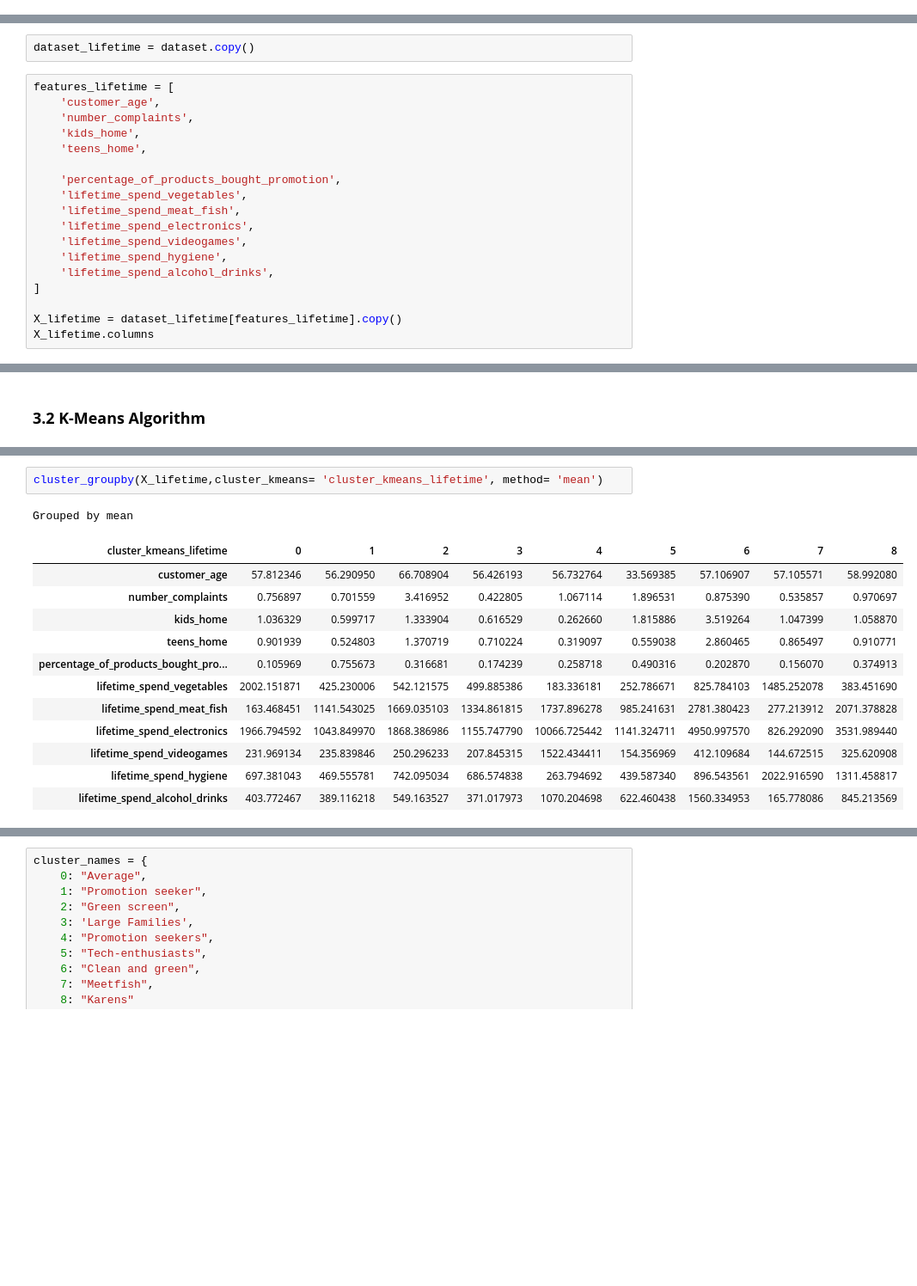
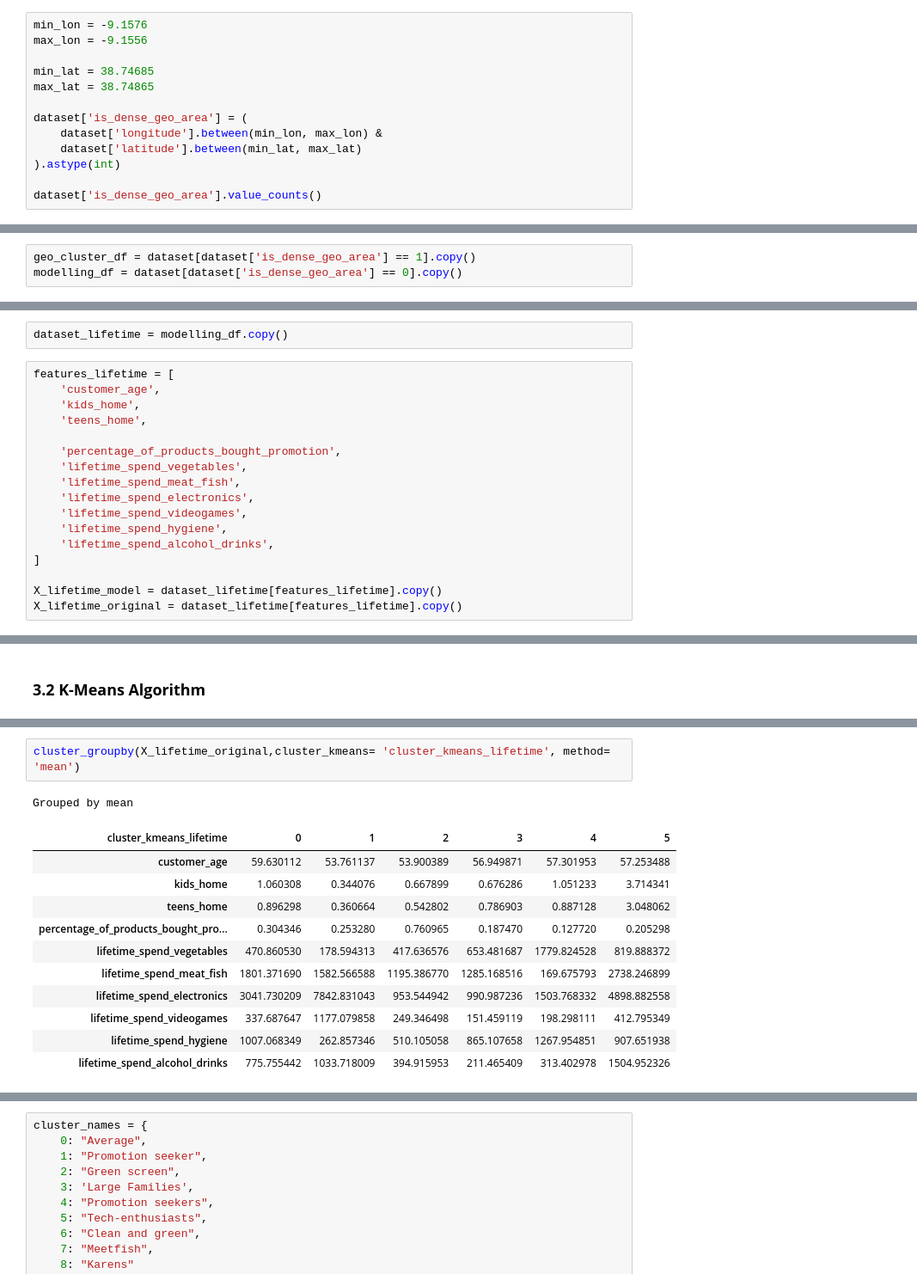
Before and after one commit to tiago2806/ml_project, a Jupyter notebook: notebooks/03_modelling.ipynb, the cells around one changed output, grey strips where cells are left out. Shown at 86% size. Cells and saved outputs as stored; diff of their text form; blank space fills up the shorter version.

```diff
--- a/notebooks/03_modelling.ipynb
+++ b/notebooks/03_modelling.ipynb
@@ -70,0 +73,13 @@ dataset.head()
+# %%
+min_lon = -9.1576
+max_lon = -9.1556
+
+min_lat = 38.74685
+max_lat = 38.74865
+
+dataset['is_dense_geo_area'] = (
+    dataset['longitude'].between(min_lon, max_lon) &
+    dataset['latitude'].between(min_lat, max_lat)
+).astype(int)
+
+dataset['is_dense_geo_area'].value_counts()
@@ -70,0 +126,3 @@ dataset.head()
+# %%
+geo_cluster_df = dataset[dataset['is_dense_geo_area'] == 1].copy()
+modelling_df = dataset[dataset['is_dense_geo_area'] == 0].copy()
@@ -323,11 +384,10 @@ NameError: name 'umap_transformation' is not defined
 # %% [markdown]
 ## **3. Clustering with lifetime spend values**
 # %%
-dataset_lifetime = dataset.copy()
+dataset_lifetime = modelling_df.copy()
 # %%
 features_lifetime = [
     'customer_age',
-    'number_complaints',
     'kids_home',
     'teens_home',
 
@@ -340,5 +400,5 @@ features_lifetime = [
     'lifetime_spend_alcohol_drinks',
 ]
 
-X_lifetime = dataset_lifetime[features_lifetime].copy()
-X_lifetime.columns
+X_lifetime_model = dataset_lifetime[features_lifetime].copy()
+X_lifetime_original = dataset_lifetime[features_lifetime].copy()
@@ -410,16 +474,15 @@ Grouped by mean
 # %%
-cluster_groupby(X_lifetime,cluster_kmeans= 'cluster_kmeans_lifetime', method= 'mean')
+cluster_groupby(X_lifetime_original,cluster_kmeans= 'cluster_kmeans_lifetime', method= 'mean')
 # %% [output]
 Grouped by mean
-| cluster_kmeans_lifetime | 0 | 1 | 2 | 3 | 4 | 5 | 6 | 7 | 8 |
-| customer_age | 57.812346 | 56.290950 | 66.708904 | 56.426193 | 56.732764 | 33.569385 | 57.106907 | 57.105571 | 58.992080 |
-| number_complaints | 0.756897 | 0.701559 | 3.416952 | 0.422805 | 1.067114 | 1.896531 | 0.875390 | 0.535857 | 0.970697 |
-| kids_home | 1.036329 | 0.599717 | 1.333904 | 0.616529 | 0.262660 | 1.815886 | 3.519264 | 1.047399 | 1.058870 |
-| teens_home | 0.901939 | 0.524803 | 1.370719 | 0.710224 | 0.319097 | 0.559038 | 2.860465 | 0.865497 | 0.910771 |
-| percentage_of_products_bought_pro... | 0.105969 | 0.755673 | 0.316681 | 0.174239 | 0.258718 | 0.490316 | 0.202870 | 0.156070 | 0.374913 |
-| lifetime_spend_vegetables | 2002.151871 | 425.230006 | 542.121575 | 499.885386 | 183.336181 | 252.786671 | 825.784103 | 1485.252078 | 383.451690 |
-| lifetime_spend_meat_fish | 163.468451 | 1141.543025 | 1669.035103 | 1334.861815 | 1737.896278 | 985.241631 | 2781.380423 | 277.213912 | 2071.378828 |
-| lifetime_spend_electronics | 1966.794592 | 1043.849970 | 1868.386986 | 1155.747790 | 10066.725442 | 1141.324711 | 4950.997570 | 826.292090 | 3531.989440 |
-| lifetime_spend_videogames | 231.969134 | 235.839846 | 250.296233 | 207.845315 | 1522.434411 | 154.356969 | 412.109684 | 144.672515 | 325.620908 |
-| lifetime_spend_hygiene | 697.381043 | 469.555781 | 742.095034 | 686.574838 | 263.794692 | 439.587340 | 896.543561 | 2022.916590 | 1311.458817 |
-| lifetime_spend_alcohol_drinks | 403.772467 | 389.116218 | 549.163527 | 371.017973 | 1070.204698 | 622.460438 | 1560.334953 | 165.778086 | 845.213569 |
+| cluster_kmeans_lifetime | 0 | 1 | 2 | 3 | 4 | 5 |
+| customer_age | 59.630112 | 53.761137 | 53.900389 | 56.949871 | 57.301953 | 57.253488 |
+| kids_home | 1.060308 | 0.344076 | 0.667899 | 0.676286 | 1.051233 | 3.714341 |
+| teens_home | 0.896298 | 0.360664 | 0.542802 | 0.786903 | 0.887128 | 3.048062 |
+| percentage_of_products_bought_pro... | 0.304346 | 0.253280 | 0.760965 | 0.187470 | 0.127720 | 0.205298 |
+| lifetime_spend_vegetables | 470.860530 | 178.594313 | 417.636576 | 653.481687 | 1779.824528 | 819.888372 |
+| lifetime_spend_meat_fish | 1801.371690 | 1582.566588 | 1195.386770 | 1285.168516 | 169.675793 | 2738.246899 |
+| lifetime_spend_electronics | 3041.730209 | 7842.831043 | 953.544942 | 990.987236 | 1503.768332 | 4898.882558 |
+| lifetime_spend_videogames | 337.687647 | 1177.079858 | 249.346498 | 151.459119 | 198.298111 | 412.795349 |
+| lifetime_spend_hygiene | 1007.068349 | 262.857346 | 510.105058 | 865.107658 | 1267.954851 | 907.651938 |
+| lifetime_spend_alcohol_drinks | 775.755442 | 1033.718009 | 394.915953 | 211.465409 | 313.402978 | 1504.952326 |
```
Also changed, not shown: parts of 27 cells of this notebook.
